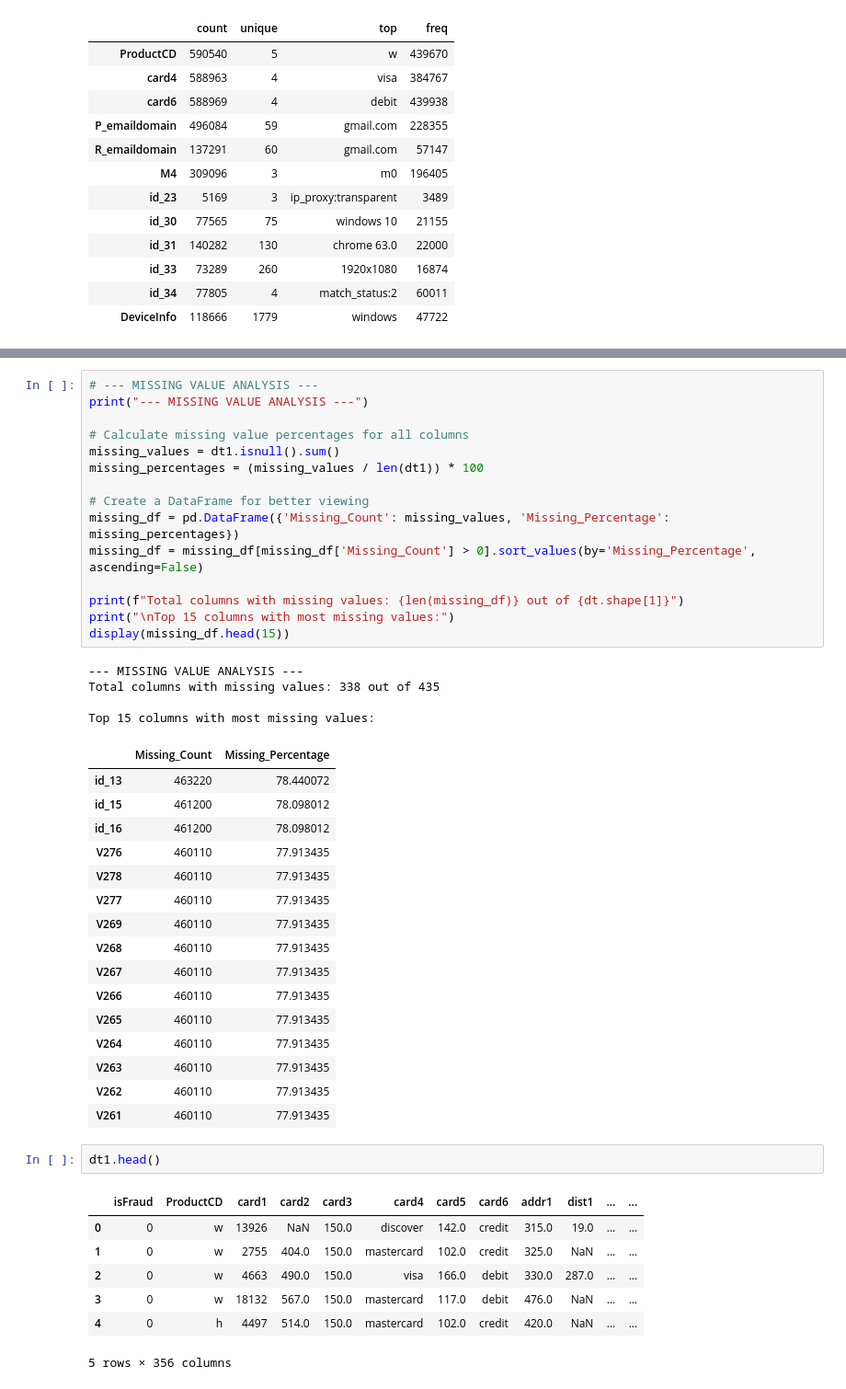
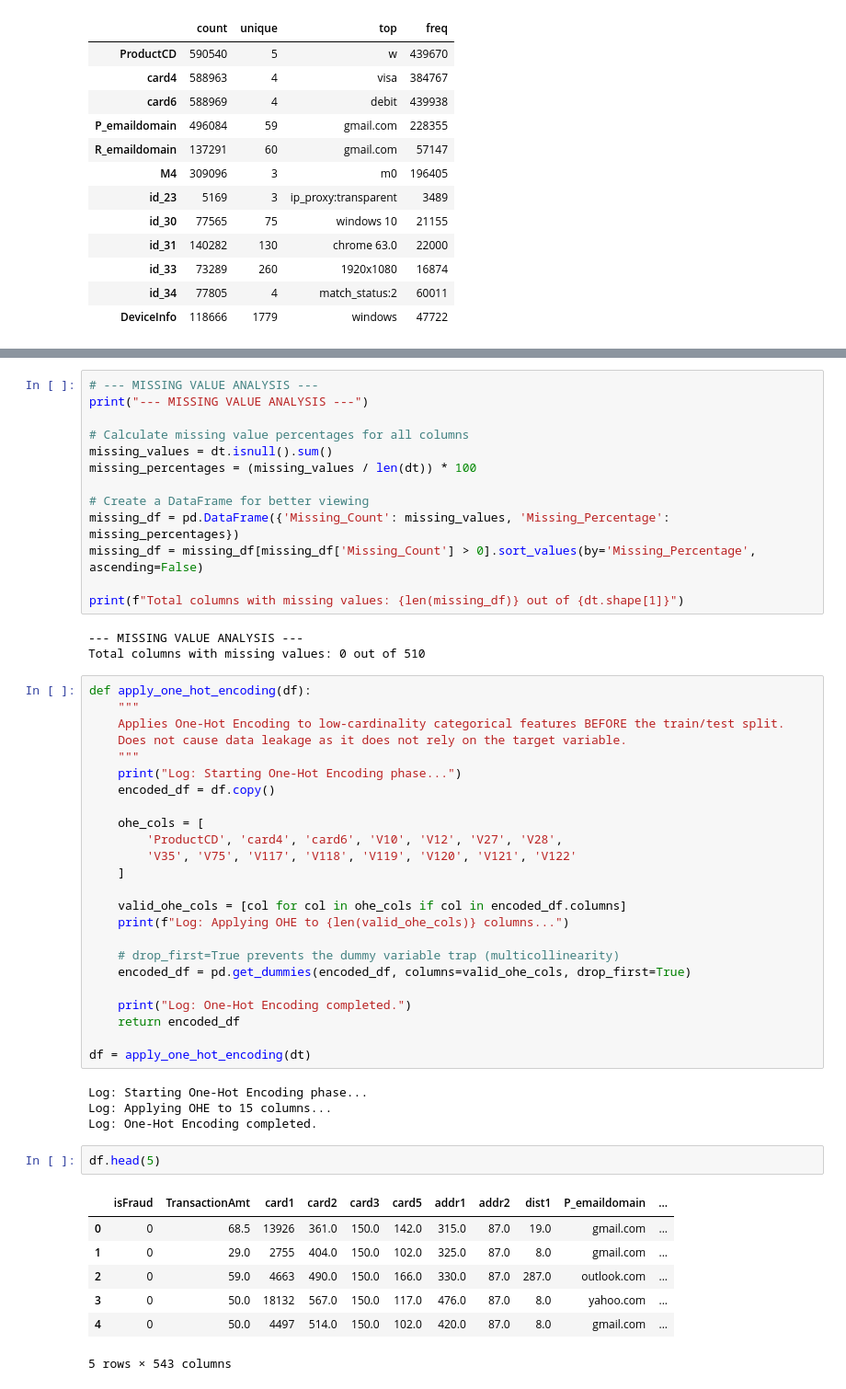
Before and after one commit to baykalfurkan/credit_card_fraud_detection, a Jupyter notebook: notebooks/02_preprocessing_and_feature_engineering.ipynb, the cells around one changed output, grey strips where cells are left out. Shown at 92% size. Drawn from its saved outputs; the diff is of its cells as text.

```diff
--- a/notebooks/02_preprocessing_and_feature_engineering.ipynb
+++ b/notebooks/02_preprocessing_and_feature_engineering.ipynb
@@ -88,44 +269,52 @@ dt1.head(5)
 print("--- MISSING VALUE ANALYSIS ---")
 
 # Calculate missing value percentages for all columns
-missing_values = dt1.isnull().sum()
-missing_percentages = (missing_values / len(dt1)) * 100
+missing_values = dt.isnull().sum()
+missing_percentages = (missing_values / len(dt)) * 100
 
 # Create a DataFrame for better viewing
 missing_df = pd.DataFrame({'Missing_Count': missing_values, 'Missing_Percentage': missing_percentages})
 missing_df = missing_df[missing_df['Missing_Count'] > 0].sort_values(by='Missing_Percentage', ascending=False)
 
 print(f"Total columns with missing values: {len(missing_df)} out of {dt.shape[1]}")
-print("\nTop 15 columns with most missing values:")
-display(missing_df.head(15))
 # %% [output]
 --- MISSING VALUE ANALYSIS ---
-Total columns with missing values: 338 out of 435
-
-Top 15 columns with most missing values:
+Total columns with missing values: 0 out of 510
-|  | Missing_Count | Missing_Percentage |
-| id_13 | 463220 | 78.440072 |
-| id_15 | 461200 | 78.098012 |
-| id_16 | 461200 | 78.098012 |
-| V276 | 460110 | 77.913435 |
-| V278 | 460110 | 77.913435 |
-| V277 | 460110 | 77.913435 |
-| V269 | 460110 | 77.913435 |
-| V268 | 460110 | 77.913435 |
-| V267 | 460110 | 77.913435 |
-| V266 | 460110 | 77.913435 |
-| V265 | 460110 | 77.913435 |
-| V264 | 460110 | 77.913435 |
-| V263 | 460110 | 77.913435 |
-| V262 | 460110 | 77.913435 |
-| V261 | 460110 | 77.913435 |
-# %%
-dt1.head()
-# %% [output]
-|  | isFraud | ProductCD | card1 | card2 | card3 | card4 | card5 | card6 | addr1 | dist1 | ... | ... |
-| 0 | 0 | w | 13926 | NaN | 150.0 | discover | 142.0 | credit | 315.0 | 19.0 | ... | ... |
-| 1 | 0 | w | 2755 | 404.0 | 150.0 | mastercard | 102.0 | credit | 325.0 | NaN | ... | ... |
-| 2 | 0 | w | 4663 | 490.0 | 150.0 | visa | 166.0 | debit | 330.0 | 287.0 | ... | ... |
-| 3 | 0 | w | 18132 | 567.0 | 150.0 | mastercard | 117.0 | debit | 476.0 | NaN | ... | ... |
-| 4 | 0 | h | 4497 | 514.0 | 150.0 | mastercard | 102.0 | credit | 420.0 | NaN | ... | ... |
-5 rows × 356 columns
+# %%
+def apply_one_hot_encoding(df):
+    """
+    Applies One-Hot Encoding to low-cardinality categorical features BEFORE the train/test split.
+    Does not cause data leakage as it does not rely on the target variable.
+    """
+    print("Log: Starting One-Hot Encoding phase...")
+    encoded_df = df.copy()
+
+    ohe_cols = [
+        'ProductCD', 'card4', 'card6', 'V10', 'V12', 'V27', 'V28',
+        'V35', 'V75', 'V117', 'V118', 'V119', 'V120', 'V121', 'V122'
+    ]
+
+    valid_ohe_cols = [col for col in ohe_cols if col in encoded_df.columns]
+    print(f"Log: Applying OHE to {len(valid_ohe_cols)} columns...")
+
+    # drop_first=True prevents the dummy variable trap (multicollinearity)
+    encoded_df = pd.get_dummies(encoded_df, columns=valid_ohe_cols, drop_first=True)
+
+    print("Log: One-Hot Encoding completed.")
+    return encoded_df
+
+df = apply_one_hot_encoding(dt)
+# %% [output]
+Log: Starting One-Hot Encoding phase...
+Log: Applying OHE to 15 columns...
+Log: One-Hot Encoding completed.
+# %%
+df.head(5)
+# %% [output]
+|  | isFraud | TransactionAmt | card1 | card2 | card3 | card5 | addr1 | addr2 | dist1 | P_emaildomain | ... |
+| 0 | 0 | 68.5 | 13926 | 361.0 | 150.0 | 142.0 | 315.0 | 87.0 | 19.0 | gmail.com | ... |
+| 1 | 0 | 29.0 | 2755 | 404.0 | 150.0 | 102.0 | 325.0 | 87.0 | 8.0 | gmail.com | ... |
+| 2 | 0 | 59.0 | 4663 | 490.0 | 150.0 | 166.0 | 330.0 | 87.0 | 287.0 | outlook.com | ... |
+| 3 | 0 | 50.0 | 18132 | 567.0 | 150.0 | 117.0 | 476.0 | 87.0 | 8.0 | yahoo.com | ... |
+| 4 | 0 | 50.0 | 4497 | 514.0 | 150.0 | 102.0 | 420.0 | 87.0 | 8.0 | gmail.com | ... |
+5 rows × 543 columns
```
Also changed, not shown: parts of 12 cells of this notebook.
